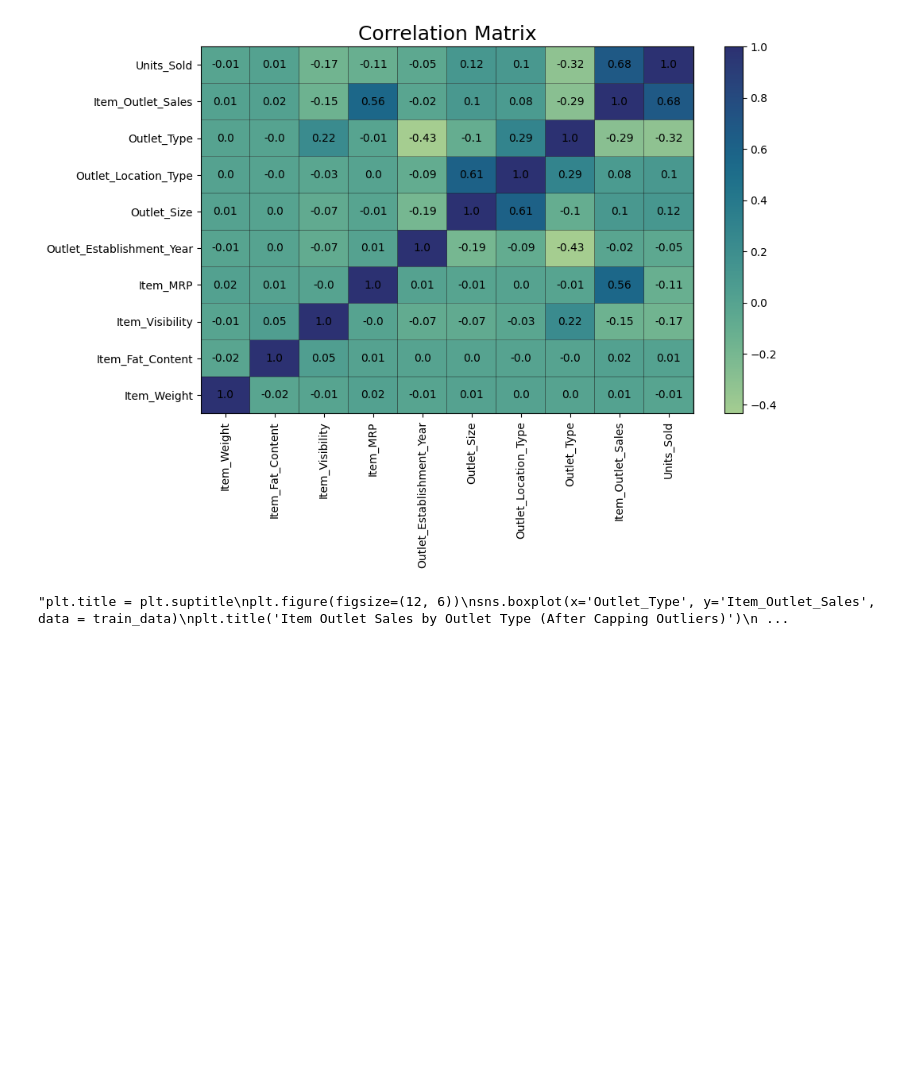
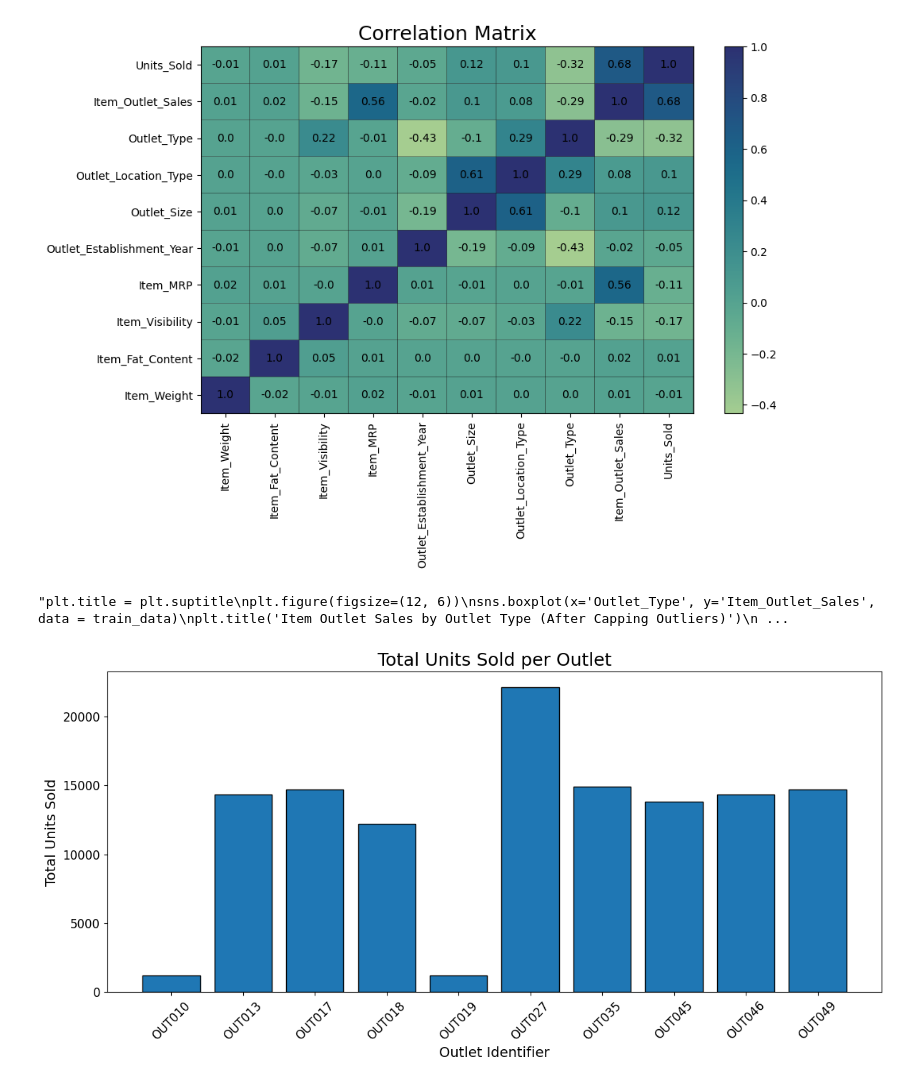
Before and after one commit to AromaDsouza/BigMart_Sales_Prediction, a Jupyter notebook: BigMart_Sales_Prediction.ipynb, the cells around one changed output. Saved outputs shown, nothing was run; the diff lists cells and outputs as text; code cells hidden in the pictures; blank space fills up the shorter version.

```diff
--- a/BigMart_Sales_Prediction.ipynb
+++ b/BigMart_Sales_Prediction.ipynb
@@ -788,3 +790,19 @@ plt.show()
 '''
 # %% [output]
 "plt.title = plt.suptitle\nplt.figure(figsize=(12, 6))\nsns.boxplot(x='Outlet_Type', y='Item_Outlet_Sales', data = train_data)\nplt.title('Item Outlet Sales by Outlet Type (After Capping Outliers)')\n ...
+# %%
+units_sold_per_outlet = train_data.groupby('Outlet_Identifier')['Units_Sold'].sum().reset_index()
+
+plt.figure(figsize=(12, 6))
+plt.bar(units_sold_per_outlet['Outlet_Identifier'], units_sold_per_outlet['Units_Sold'], edgecolor = 'black')
+
+plt.title('Total Units Sold per Outlet', fontsize=18)
+plt.xlabel('Outlet Identifier', fontsize=14)
+plt.ylabel('Total Units Sold', fontsize=14)
+plt.xticks(rotation=45, fontsize=12)
+plt.yticks(fontsize=12)
+
+plt.tight_layout()
+plt.show()
+# %% [output]
+[figure, added]
```
Also changed, not shown: parts of 1 cell of this notebook.
